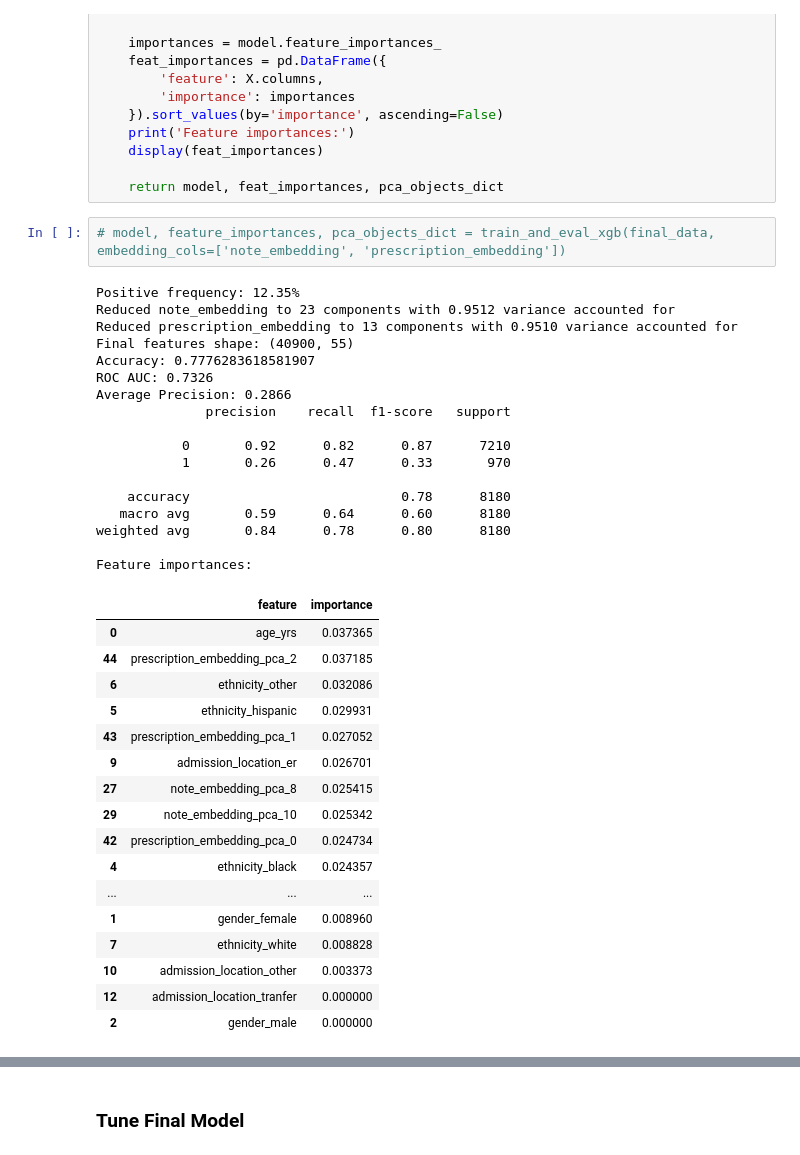
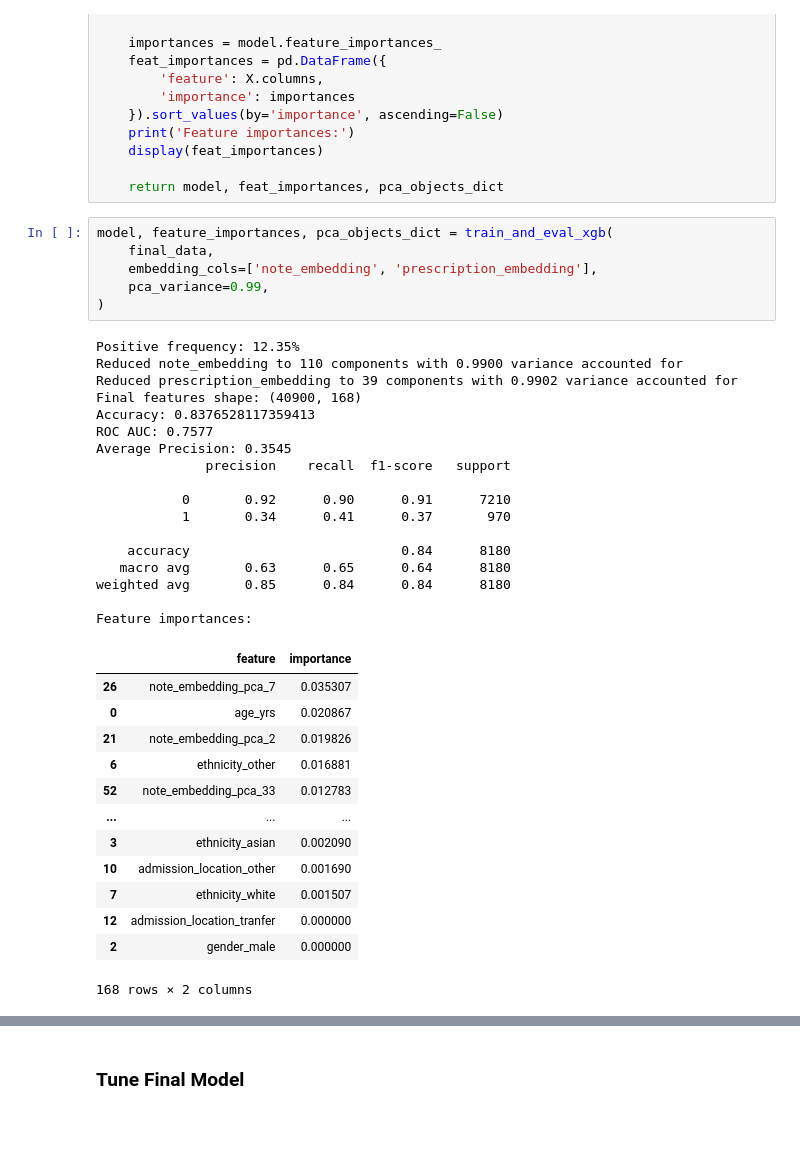
Before and after one commit to TylerAnderton/DeepRiskICU, a Jupyter notebook: ml-training/long_context.ipynb, the cells around one changed output, grey strips where cells are left out. Cells and saved outputs as stored; diff of their text form; blank space fills up the shorter version.

```diff
--- a/ml-training/long_context.ipynb
+++ b/ml-training/long_context.ipynb
@@ -1536,40 +1429,40 @@ def train_and_eval_xgb(
 
     return model, feat_importances, pca_objects_dict
 # %%
-# model, feature_importances, pca_objects_dict = train_and_eval_xgb(final_data, embedding_cols=['note_embedding', 'prescription_embedding'])
+model, feature_importances, pca_objects_dict = train_and_eval_xgb(
+    final_data,
+    embedding_cols=['note_embedding', 'prescription_embedding'],
+    pca_variance=0.99,
+)
 # %% [output]
 Positive frequency: 12.35%
-Reduced note_embedding to 23 components with 0.9512 variance accounted for
-Reduced prescription_embedding to 13 components with 0.9510 variance accounted for
-Final features shape: (40900, 55)
-Accuracy: 0.7776283618581907
-ROC AUC: 0.7326
-Average Precision: 0.2866
+Reduced note_embedding to 110 components with 0.9900 variance accounted for
+Reduced prescription_embedding to 39 components with 0.9902 variance accounted for
+Final features shape: (40900, 168)
+Accuracy: 0.8376528117359413
+ROC AUC: 0.7577
+Average Precision: 0.3545
               precision    recall  f1-score   support
 
-           0       0.92      0.82      0.87      7210
-           1       0.26      0.47      0.33       970
+           0       0.92      0.90      0.91      7210
+           1       0.34      0.41      0.37       970
 
-    accuracy                           0.78      8180
-   macro avg       0.59      0.64      0.60      8180
-weighted avg       0.84      0.78      0.80      8180
+    accuracy                           0.84      8180
+   macro avg       0.63      0.65      0.64      8180
+weighted avg       0.85      0.84      0.84      8180
 
 Feature importances:
 |  | feature | importance |
-| 0 | age_yrs | 0.037365 |
-| 44 | prescription_embedding_pca_2 | 0.037185 |
-| 6 | ethnicity_other | 0.032086 |
-| 5 | ethnicity_hispanic | 0.029931 |
-| 43 | prescription_embedding_pca_1 | 0.027052 |
-| 9 | admission_location_er | 0.026701 |
-| 27 | note_embedding_pca_8 | 0.025415 |
-| 29 | note_embedding_pca_10 | 0.025342 |
-| 42 | prescription_embedding_pca_0 | 0.024734 |
-| 4 | ethnicity_black | 0.024357 |
+| 26 | note_embedding_pca_7 | 0.035307 |
+| 0 | age_yrs | 0.020867 |
+| 21 | note_embedding_pca_2 | 0.019826 |
+| 6 | ethnicity_other | 0.016881 |
+| 52 | note_embedding_pca_33 | 0.012783 |
 | ... | ... | ... |
-| 1 | gender_female | 0.008960 |
-| 7 | ethnicity_white | 0.008828 |
-| 10 | admission_location_other | 0.003373 |
+| 3 | ethnicity_asian | 0.002090 |
+| 10 | admission_location_other | 0.001690 |
+| 7 | ethnicity_white | 0.001507 |
 | 12 | admission_location_tranfer | 0.000000 |
 | 2 | gender_male | 0.000000 |
+168 rows × 2 columns
 # %% [markdown]
```
Also changed, not shown: parts of 30 cells of this notebook, 55 other files.
